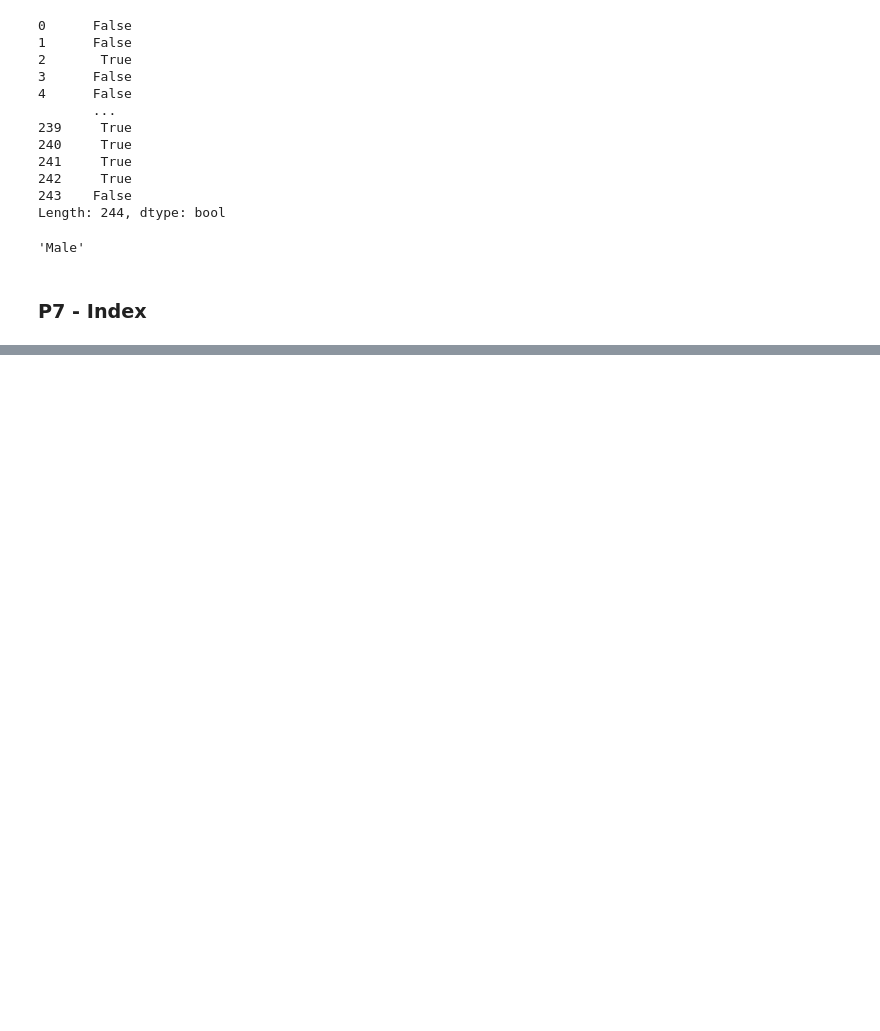
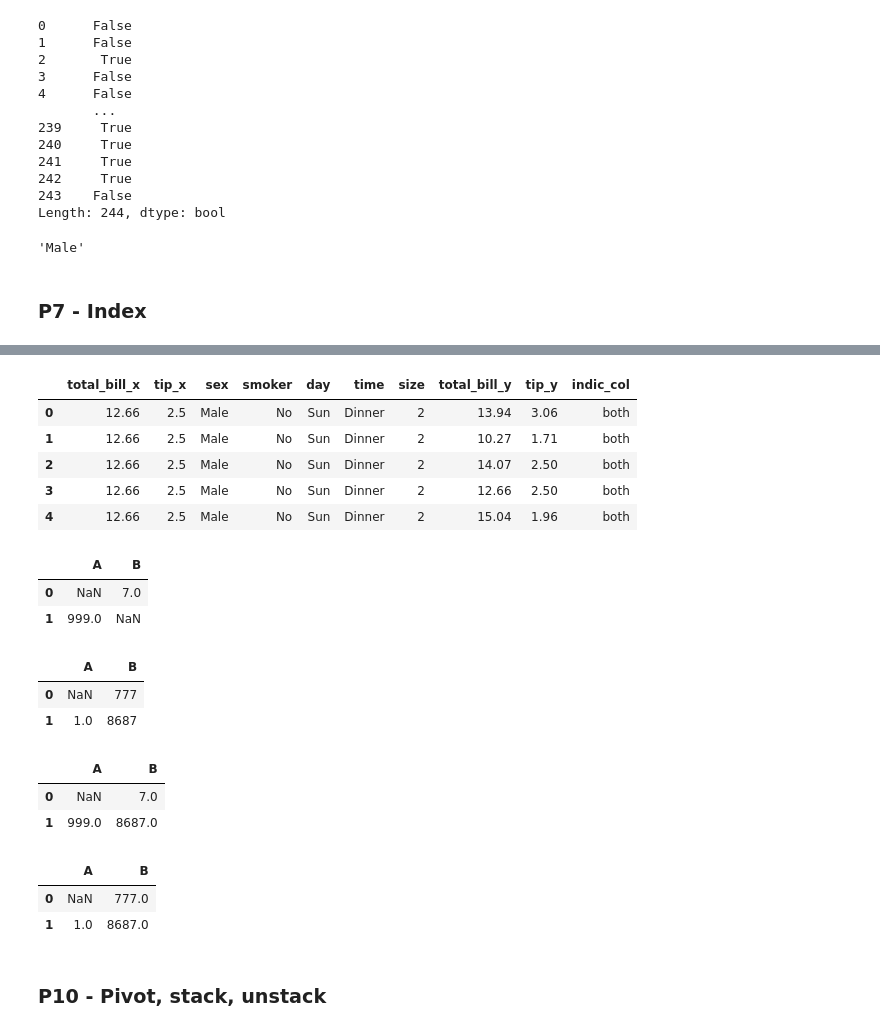
Before and after one commit to amin-torabi/learndataa, a Jupyter notebook: ds_beginner/pandas.ipynb, the cells around one changed output, grey strips where cells are left out. Cells and saved outputs as stored; diff of their text form; code cells hidden in the pictures; blank space fills up the shorter version.

```diff
--- a/ds_beginner/pandas.ipynb
+++ b/ds_beginner/pandas.ipynb
@@ -237,0 +315,4 @@ tips['sex'].get(1)
+# %%
+# appendinng more than 2 df
+
+tips1.append([tips2, tips]).head()
@@ -237,0 +348,52 @@ tips['sex'].get(1)
+# %%
+# indicator, most helpful when how='outer'
+
+pd.merge(tips1, tips2, on=['sex', 'smoker', 'day', 'time', 'size'], indicator='indic_col').head()
+# %% [output]
+|  | total_bill_x | tip_x | sex | smoker | day | time | size | total_bill_y | tip_y | indic_col |
+| 0 | 12.66 | 2.5 | Male | No | Sun | Dinner | 2 | 13.94 | 3.06 | both |
+| 1 | 12.66 | 2.5 | Male | No | Sun | Dinner | 2 | 10.27 | 1.71 | both |
+| 2 | 12.66 | 2.5 | Male | No | Sun | Dinner | 2 | 14.07 | 2.50 | both |
+| 3 | 12.66 | 2.5 | Male | No | Sun | Dinner | 2 | 12.66 | 2.50 | both |
+| 4 | 12.66 | 2.5 | Male | No | Sun | Dinner | 2 | 15.04 | 1.96 | both |
+# %%
+# combine_first
+
+df1 = pd.DataFrame({
+    "A": [np.nan, 999],
+    "B": [7, np.nan]
+})
+df1.head()
+# %% [output]
+|  | A | B |
+| 0 | NaN | 7.0 |
+| 1 | 999.0 | NaN |
+# %%
+df2 = pd.DataFrame({
+    "A": [np.nan, 1],
+    "B": [777, 8687]
+})
+df2.head()
+# %% [output]
+|  | A | B |
+| 0 | NaN | 777 |
+| 1 | 1.0 | 8687 |
+# %%
+# NaN in the df1 is replaced with non-null value in df2
+
+df1.combine_first(df2)
+# %% [output]
+|  | A | B |
+| 0 | NaN | 7.0 |
+| 1 | 999.0 | 8687.0 |
+# %%
+# updates the non-null values as well
+
+df1.update(df2)
+df1.head()
+# %% [output]
+|  | A | B |
+| 0 | NaN | 777.0 |
+| 1 | 1.0 | 8687.0 |
+# %% [markdown]
+### P10 - Pivot, stack, unstack
```
Also changed, not shown: parts of 58 cells of this notebook.
